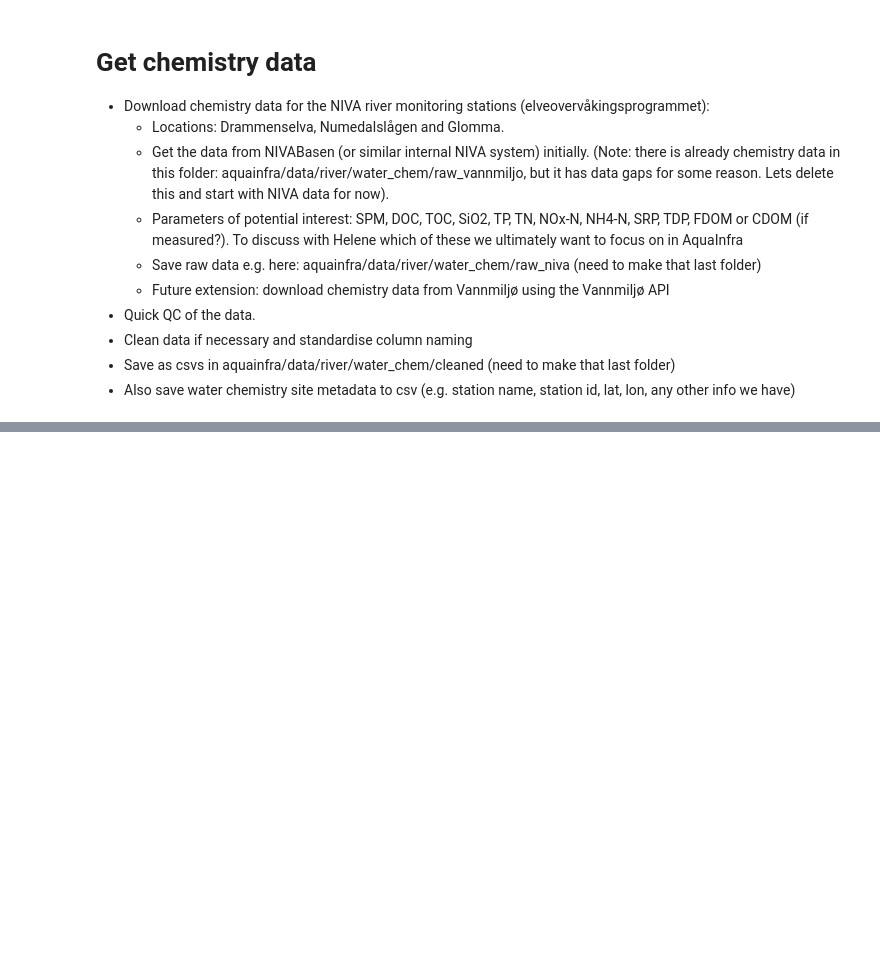
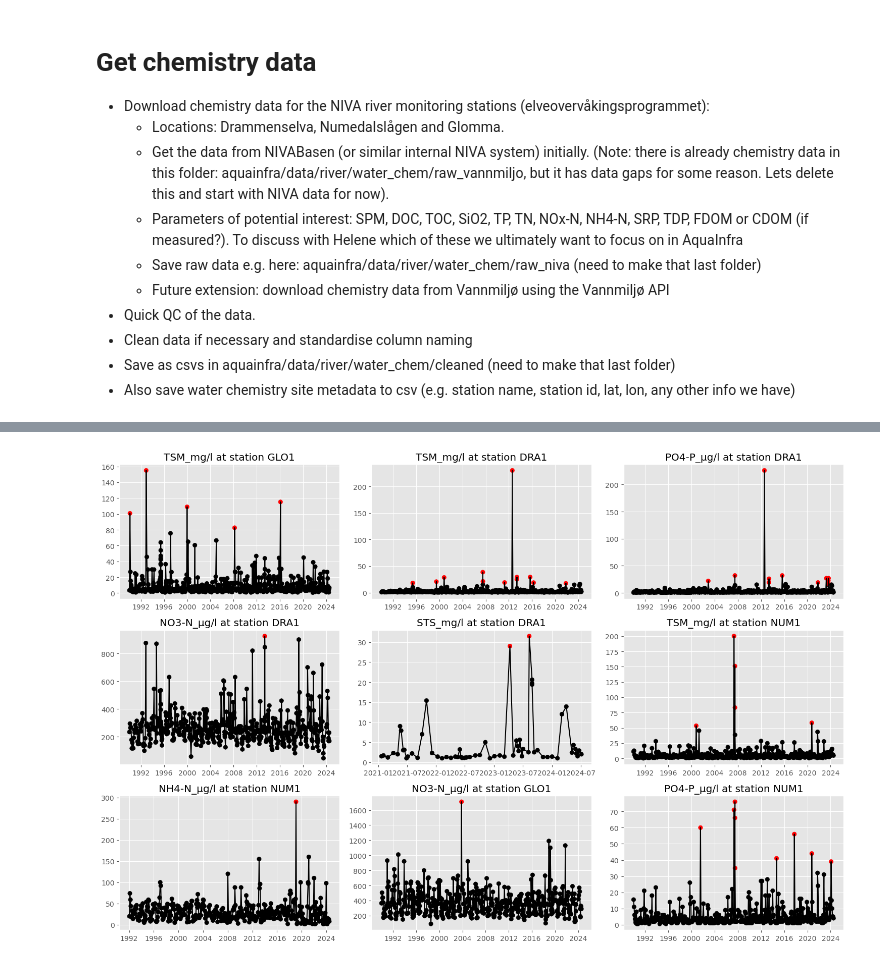
Before and after one commit to NIVANorge/niva-aquainfra, a Jupyter notebook: code/river_inputs/chem1_get_data.ipynb, the cells around one changed output, grey strips where cells are left out. Saved outputs shown, nothing was run; the diff lists cells and outputs as text; code cells hidden in the pictures; blank space fills up the shorter version.

```diff
--- a/code/river_inputs/chem1_get_data.ipynb
+++ b/code/river_inputs/chem1_get_data.ipynb
@@ -15,0 +342,4 @@ import pandas as pd
+# %%
+# Drop variables with very few data and depths because there are zero in both depth 1 and 2
+wc_df = wc_df.drop(columns=['DOC_mg/l', 'NO3+NO2-N_µg/l', 'depth1', 'depth2'])
+wc_df.info()
@@ -15,0 +398,26 @@ import pandas as pd
+# %%
+# Randomly sample series with outliers to check the filtering is reasonable
+rand_df = (
+    df.query("outlier == True")[["station_id", "station_code", "parameter"]]
+    .drop_duplicates()
+    .sample(n=9)
+    .reset_index(drop=True)
+    .copy()
+)
+fig, axes = plt.subplots(nrows=3, ncols=3, figsize=(15, 10))
+axes = axes.flatten()
+for idx, row in rand_df.iterrows():
+    stn_id = row["station_id"]
+    stn_code = row["station_code"]
+    par = row["parameter"]
+    data_df = df.query("(station_id == @stn_id) and (parameter == @par)").copy()
+    data_df.sort_values("sample_date", inplace=True)
+    data_df["outlier_col"] = ["r" if i else "k" for i in data_df["outlier"]]
+    axes[idx].plot(data_df["sample_date"], data_df["value"], "k-")
+    axes[idx].scatter(
+        data_df["sample_date"], data_df["value"], c=data_df["outlier_col"].tolist()
+    )
+    axes[idx].set_title(f"{par} at station {stn_code}")
+plt.tight_layout()
+# %% [output]
+[figure, added]
```
Also changed, not shown: parts of 30 cells of this notebook.
